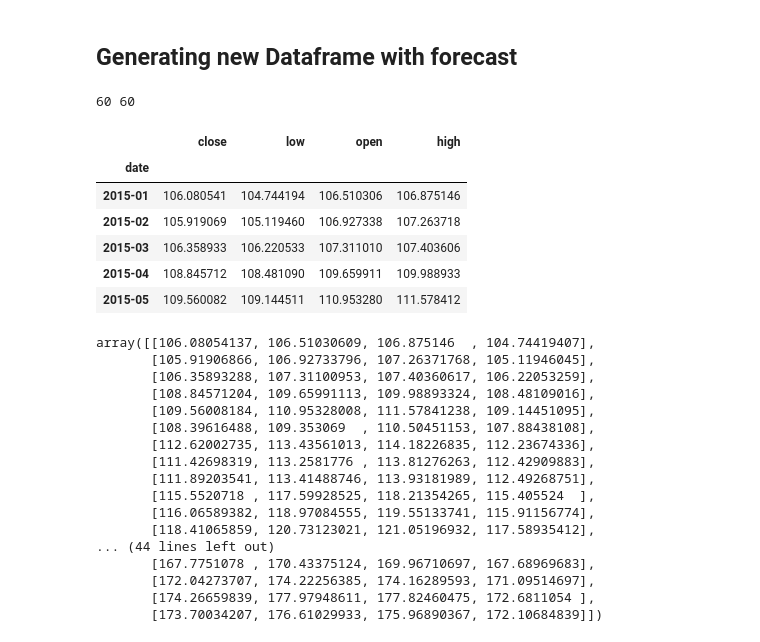
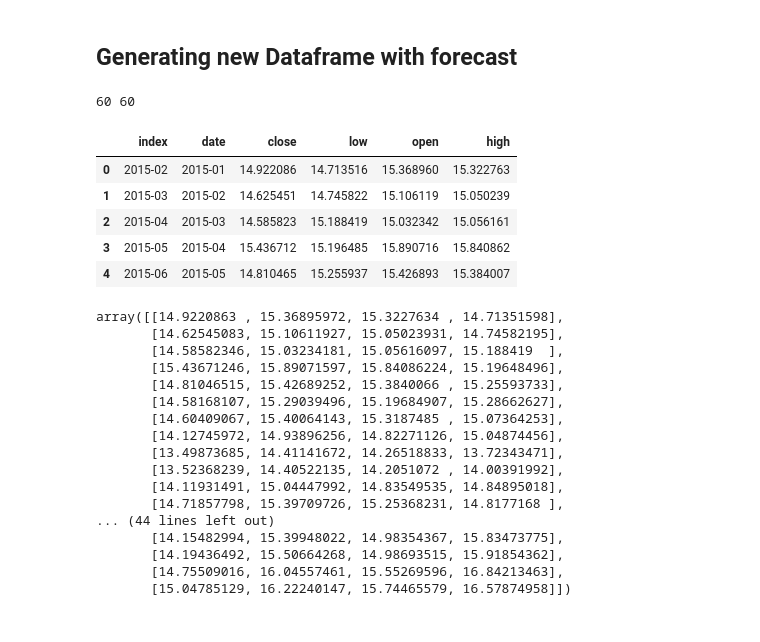
Before and after one commit to InNomineMortis/dl_diploma, a Jupyter notebook: main.ipynb, the cells around one changed output. Cells and saved outputs as stored; diff of their text form; code cells hidden in the pictures.

```diff
--- a/main.ipynb
+++ b/main.ipynb
@@ -30,7 +23,7 @@ import numpy as np
 import pandas as pnd
 from matplotlib import pyplot as plt
 # %%
-df = pnd.read_csv('datasets/AAPL.csv')
+df = pnd.read_csv('datasets/F.csv')
 df.head()
 # %% [output]
 |  | date | volume | open | close | high | low | adjclose |
@@ -355,15 +384,14 @@ plt.show()
 # %%
 print(len(index), len(fc_series_close))
 frame = {'date': index, 'close':fc_series_close, 'low': fc_series_low, 'open': fc_series_open, 'high': fc_series_high}
 new_df = pnd.DataFrame(frame)
-new_df.set_index('date', inplace=True)
+new_df = new_df.reset_index()
 new_df.head()
 # %% [output]
 60 60
-|  | close | low | open | high |
-| date |  |  |  |  |
-| 2015-01 | 106.080541 | 104.744194 | 106.510306 | 106.875146 |
-| 2015-02 | 105.919069 | 105.119460 | 106.927338 | 107.263718 |
-| 2015-03 | 106.358933 | 106.220533 | 107.311010 | 107.403606 |
-| 2015-04 | 108.845712 | 108.481090 | 109.659911 | 109.988933 |
-| 2015-05 | 109.560082 | 109.144511 | 110.953280 | 111.578412 |
+|  | index | date | close | low | open | high |
+| 0 | 2015-02 | 2015-01 | 14.922086 | 14.713516 | 15.368960 | 15.322763 |
+| 1 | 2015-03 | 2015-02 | 14.625451 | 14.745822 | 15.106119 | 15.050239 |
+| 2 | 2015-04 | 2015-03 | 14.585823 | 15.188419 | 15.032342 | 15.056161 |
+| 3 | 2015-05 | 2015-04 | 15.436712 | 15.196485 | 15.890716 | 15.840862 |
+| 4 | 2015-06 | 2015-05 | 14.810465 | 15.255937 | 15.426893 | 15.384007 |
@@ -391,21 +546,21 @@ env = aapl_stocks(prices, signal_features, df=new_df, frame_bound=(30, len(new_d
 # %%
-env.signal_features
+env2.signal_features
 # %% [output]
-array([[106.08054137, 106.51030609, 106.875146  , 104.74419407],
-       [105.91906866, 106.92733796, 107.26371768, 105.11946045],
-       [106.35893288, 107.31100953, 107.40360617, 106.22053259],
-       [108.84571204, 109.65991113, 109.98893324, 108.48109016],
-       [109.56008184, 110.95328008, 111.57841238, 109.14451095],
-       [108.39616488, 109.353069  , 110.50451153, 107.88438108],
-       [112.62002735, 113.43561013, 114.18226835, 112.23674336],
-       [111.42698319, 113.2581776 , 113.81276263, 112.42909883],
-       [111.89203541, 113.41488746, 113.93181989, 112.49268751],
-       [115.5520718 , 117.59928525, 118.21354265, 115.405524  ],
-       [116.06589382, 118.97084555, 119.55133741, 115.91156774],
-       [118.41065859, 120.73123021, 121.05196932, 117.58935412],
+array([[14.9220863 , 15.36895972, 15.3227634 , 14.71351598],
+       [14.62545083, 15.10611927, 15.05023931, 14.74582195],
+       [14.58582346, 15.03234181, 15.05616097, 15.188419  ],
+       [15.43671246, 15.89071597, 15.84086224, 15.19648496],
+       [14.81046515, 15.42689252, 15.3840066 , 15.25593733],
+       [14.58168107, 15.29039496, 15.19684907, 15.28662627],
+       [14.60409067, 15.40064143, 15.3187485 , 15.07364253],
+       [14.12745972, 14.93896256, 14.82271126, 15.04874456],
+       [13.49873685, 14.41141672, 14.26518833, 13.72343471],
+       [13.52368239, 14.40522135, 14.2051072 , 14.00391992],
+       [14.11931491, 15.04447992, 14.83549535, 14.84895018],
+       [14.71857798, 15.39709726, 15.25368231, 14.8177168 ],
 ... (44 lines left out)
-       [167.7751078 , 170.43375124, 169.96710697, 167.68969683],
-       [172.04273707, 174.22256385, 174.16289593, 171.09514697],
-       [174.26659839, 177.97948611, 177.82460475, 172.6811054 ],
-       [173.70034207, 176.61029933, 175.96890367, 172.10684839]])
+       [14.15482994, 15.39948022, 14.98354367, 15.83473775],
+       [14.19436492, 15.50664268, 14.98693515, 15.91854362],
+       [14.75509016, 16.04557461, 15.55269596, 16.84213463],
+       [15.04785129, 16.22240147, 15.74465579, 16.57874958]])
 # %%
```
Also changed, not shown: parts of 31 cells of this notebook, 12 other files.
